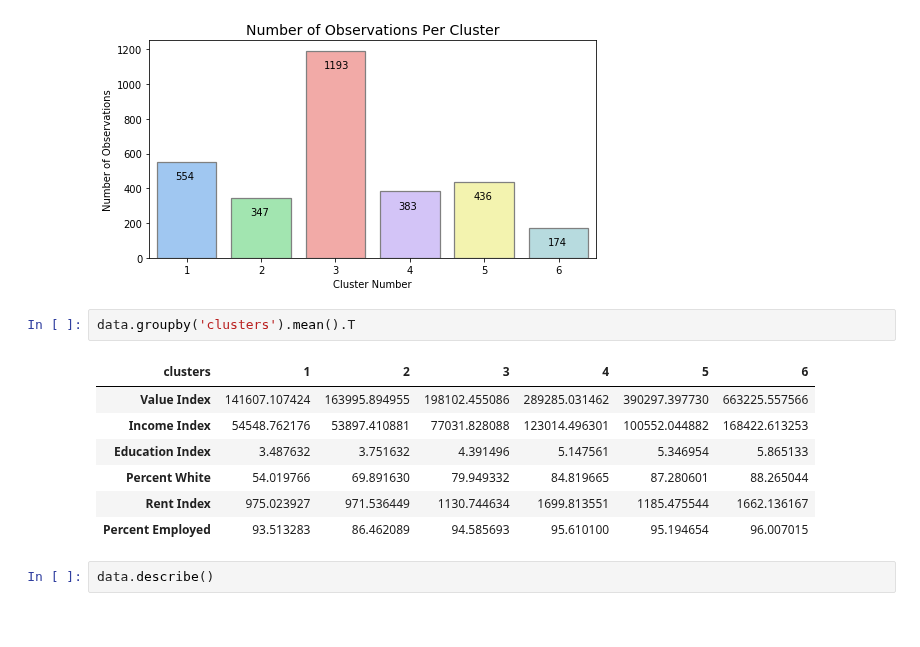
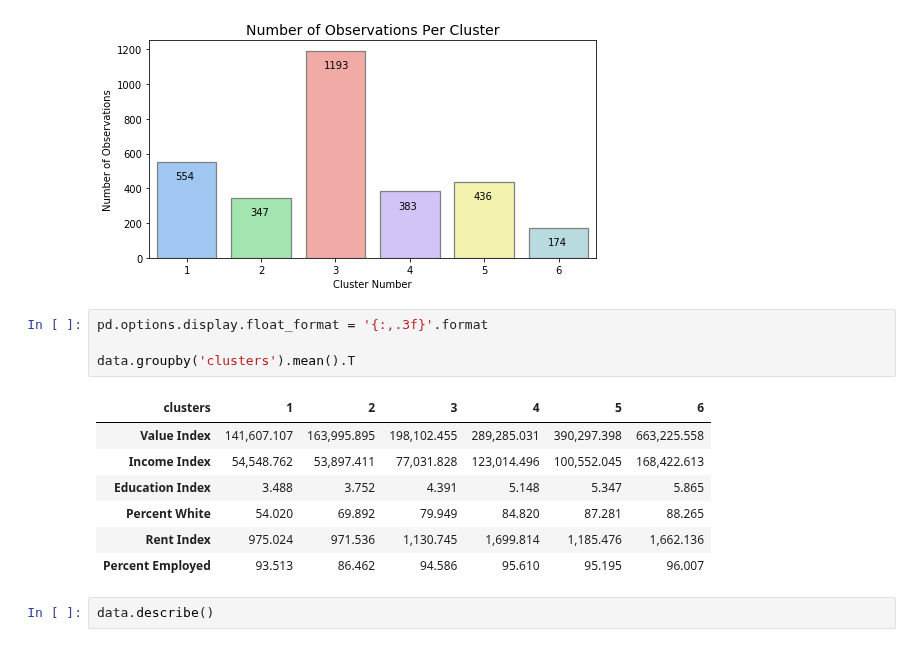
Before and after one commit to tsansom/Springboard-Data-Science, a Jupyter notebook: capstone_projects/gentrification/notebooks/7 - Clustering Analysis.ipynb, the cells around one changed output. Cells and saved outputs as stored; diff of their text form.

```diff
--- a/capstone_projects/gentrification/notebooks/7 - Clustering Analysis.ipynb
+++ b/capstone_projects/gentrification/notebooks/7 - Clustering Analysis.ipynb
@@ -140,15 +150,17 @@ _ = fig.savefig('../figures/obs_per_cluster.png', dpi=500, transparent=True)
 # %% [output]
 [figure]
 # %%
+pd.options.display.float_format = '{:,.3f}'.format
+
 data.groupby('clusters').mean().T
 # %% [output]
 | clusters | 1 | 2 | 3 | 4 | 5 | 6 |
-| Value Index | 141607.107424 | 163995.894955 | 198102.455086 | 289285.031462 | 390297.397730 | 663225.557566 |
-| Income Index | 54548.762176 | 53897.410881 | 77031.828088 | 123014.496301 | 100552.044882 | 168422.613253 |
-| Education Index | 3.487632 | 3.751632 | 4.391496 | 5.147561 | 5.346954 | 5.865133 |
-| Percent White | 54.019766 | 69.891630 | 79.949332 | 84.819665 | 87.280601 | 88.265044 |
-| Rent Index | 975.023927 | 971.536449 | 1130.744634 | 1699.813551 | 1185.475544 | 1662.136167 |
-| Percent Employed | 93.513283 | 86.462089 | 94.585693 | 95.610100 | 95.194654 | 96.007015 |
+| Value Index | 141,607.107 | 163,995.895 | 198,102.455 | 289,285.031 | 390,297.398 | 663,225.558 |
+| Income Index | 54,548.762 | 53,897.411 | 77,031.828 | 123,014.496 | 100,552.045 | 168,422.613 |
+| Education Index | 3.488 | 3.752 | 4.391 | 5.148 | 5.347 | 5.865 |
+| Percent White | 54.020 | 69.892 | 79.949 | 84.820 | 87.281 | 88.265 |
+| Rent Index | 975.024 | 971.536 | 1,130.745 | 1,699.814 | 1,185.476 | 1,662.136 |
+| Percent Employed | 93.513 | 86.462 | 94.586 | 95.610 | 95.195 | 96.007 |
 # %%
 data.describe()
 # %% [output]
```
Also changed, not shown: parts of 2 cells of this notebook, 6 other files.
